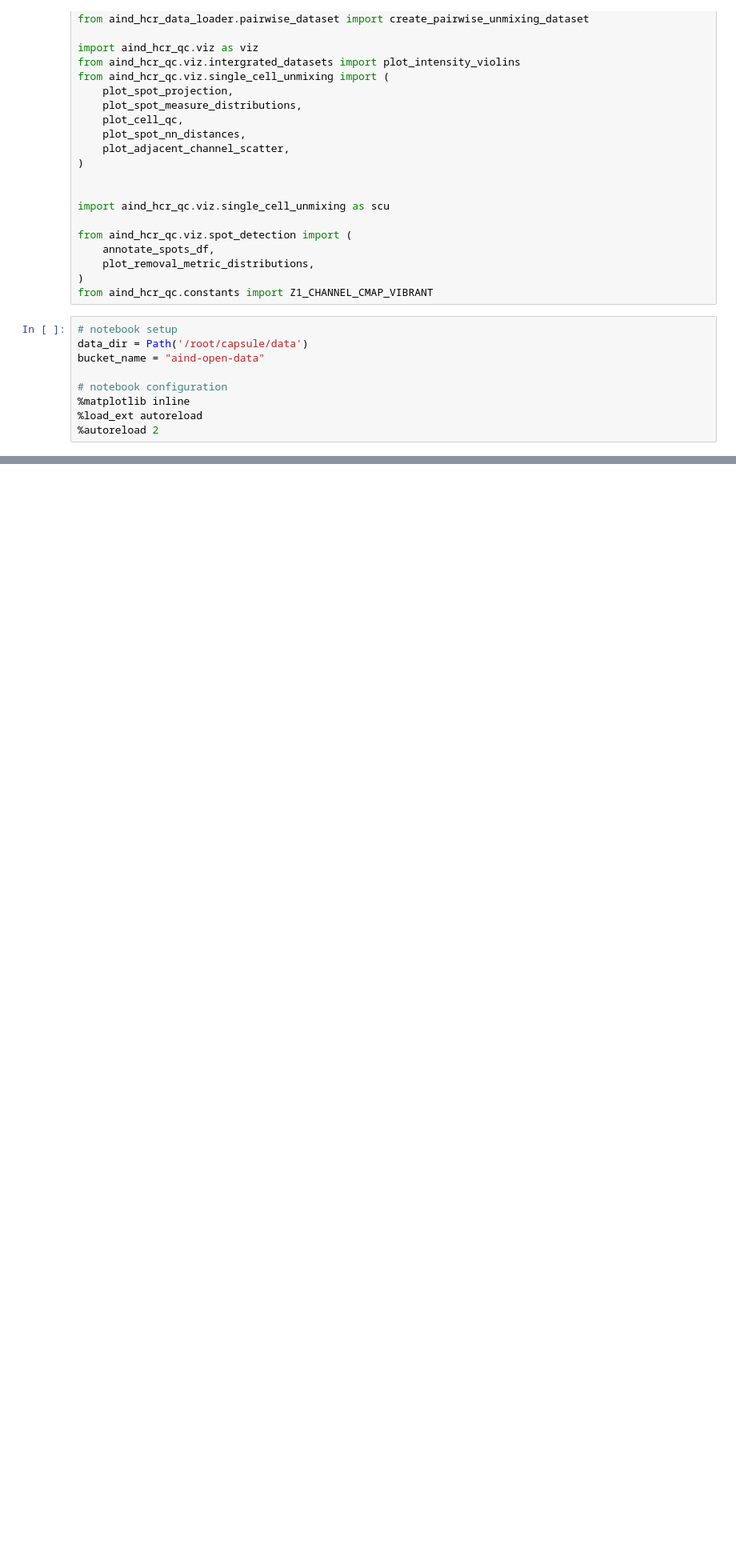
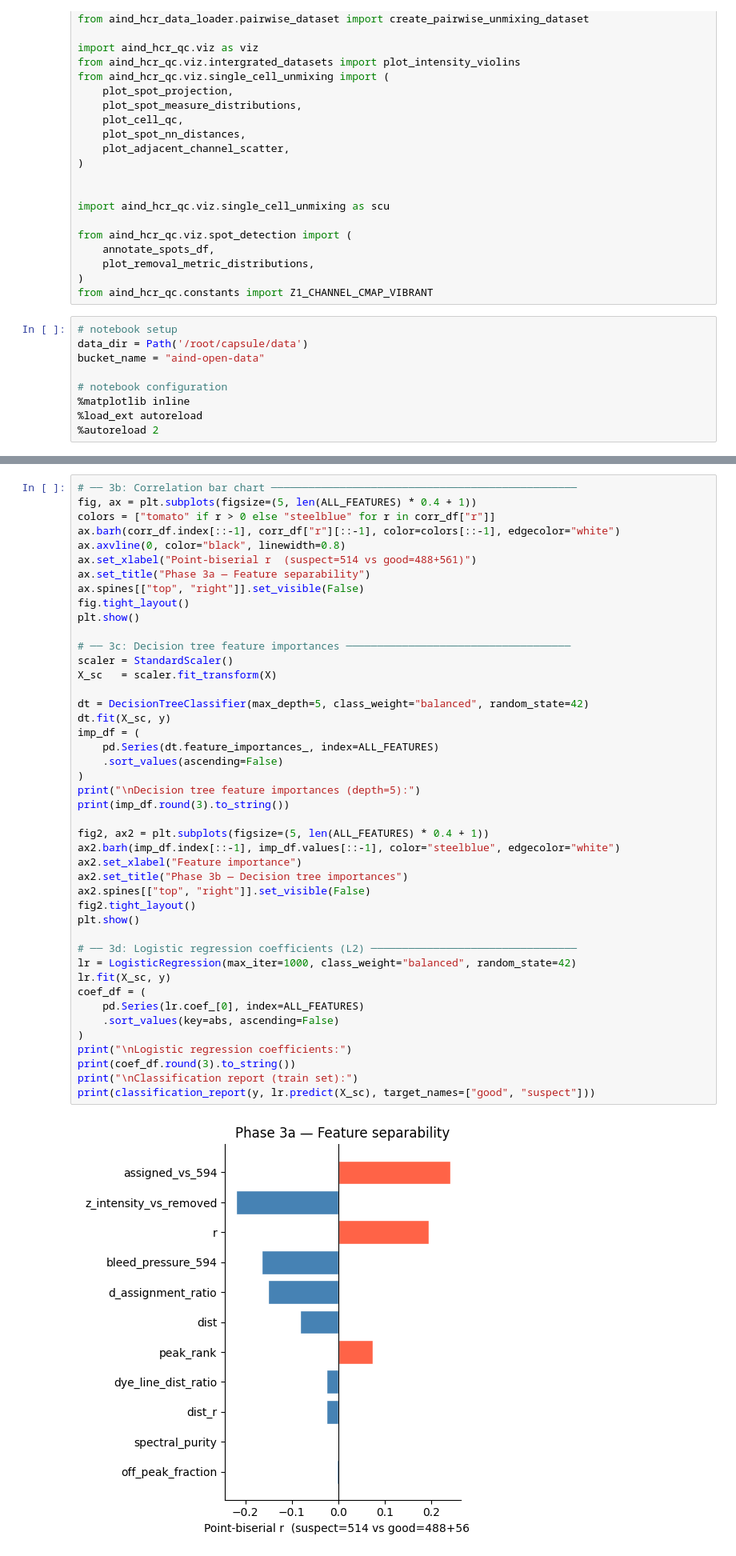
Before and after one commit to AllenNeuralDynamics/hcr-integrated-qc-capsule, a Jupyter notebook: code/single-cell-unmix-lav-smaller-nn.ipynb, the cells around one changed output, grey strips where cells are left out. Shown at 80% size. Cells and saved outputs as stored; diff of their text form; blank space fills up the shorter version.

```diff
--- a/code/single-cell-unmix-lav-smaller-nn.ipynb
+++ b/code/single-cell-unmix-lav-smaller-nn.ipynb
@@ -95,0 +658,46 @@ FileNotFoundError: Pairwise unmixing asset not found: /root/capsule/data/HCR_755
+# %%
+# ── 3b: Correlation bar chart ─────────────────────────────────────────────────
+fig, ax = plt.subplots(figsize=(5, len(ALL_FEATURES) * 0.4 + 1))
+colors = ["tomato" if r > 0 else "steelblue" for r in corr_df["r"]]
+ax.barh(corr_df.index[::-1], corr_df["r"][::-1], color=colors[::-1], edgecolor="white")
+ax.axvline(0, color="black", linewidth=0.8)
+ax.set_xlabel("Point-biserial r  (suspect=514 vs good=488+561)")
+ax.set_title("Phase 3a — Feature separability")
+ax.spines[["top", "right"]].set_visible(False)
+fig.tight_layout()
+plt.show()
+
+# ── 3c: Decision tree feature importances ────────────────────────────────────
+scaler = StandardScaler()
+X_sc   = scaler.fit_transform(X)
+
+dt = DecisionTreeClassifier(max_depth=5, class_weight="balanced", random_state=42)
+dt.fit(X_sc, y)
+imp_df = (
+    pd.Series(dt.feature_importances_, index=ALL_FEATURES)
+    .sort_values(ascending=False)
+)
+print("\nDecision tree feature importances (depth=5):")
+print(imp_df.round(3).to_string())
+
+fig2, ax2 = plt.subplots(figsize=(5, len(ALL_FEATURES) * 0.4 + 1))
+ax2.barh(imp_df.index[::-1], imp_df.values[::-1], color="steelblue", edgecolor="white")
+ax2.set_xlabel("Feature importance")
+ax2.set_title("Phase 3b — Decision tree importances")
+ax2.spines[["top", "right"]].set_visible(False)
+fig2.tight_layout()
+plt.show()
+
+# ── 3d: Logistic regression coefficients (L2) ─────────────────────────────────
+lr = LogisticRegression(max_iter=1000, class_weight="balanced", random_state=42)
+lr.fit(X_sc, y)
+coef_df = (
+    pd.Series(lr.coef_[0], index=ALL_FEATURES)
+    .sort_values(key=abs, ascending=False)
+)
+print("\nLogistic regression coefficients:")
+print(coef_df.round(3).to_string())
+print("\nClassification report (train set):")
+print(classification_report(y, lr.predict(X_sc), target_names=["good", "suspect"]))
+# %% [output]
+[figure, added]
```
Also changed, not shown: parts of 40 cells of this notebook, 5 other files.
